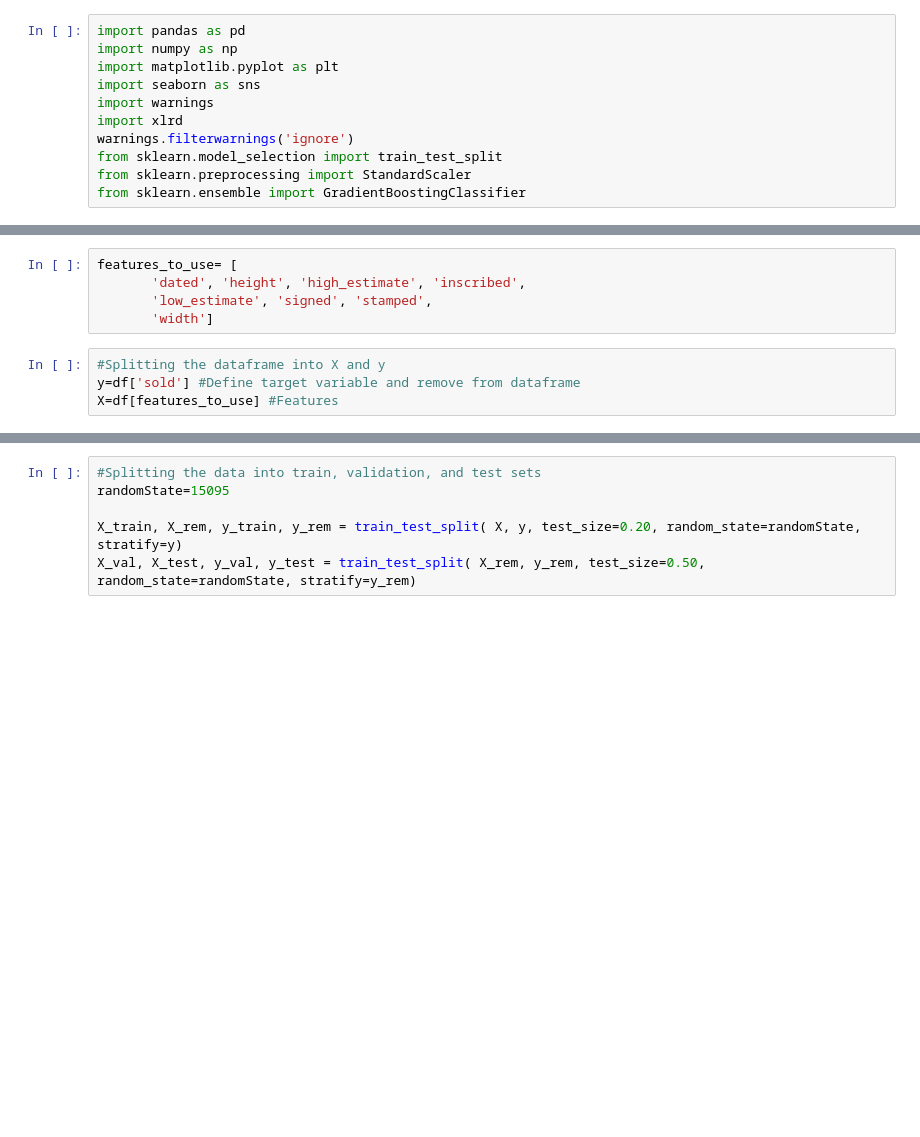
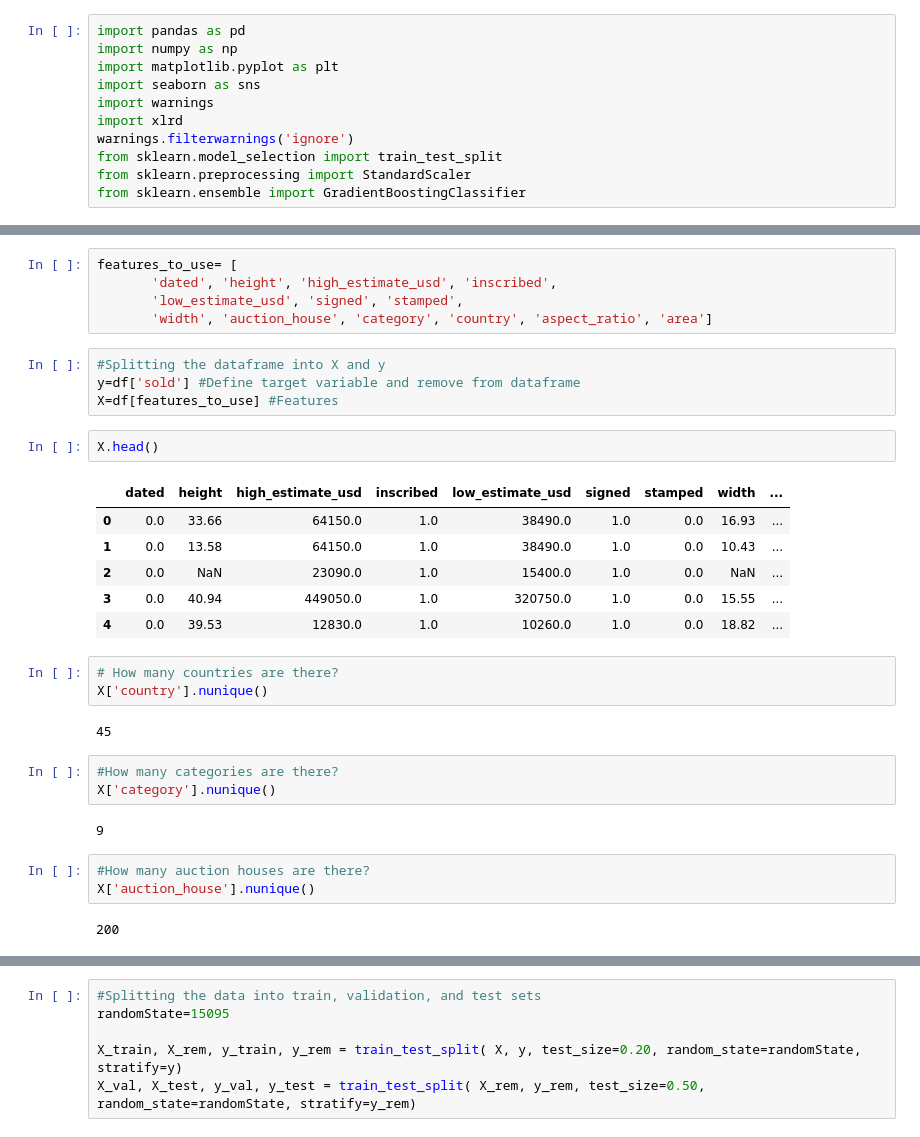
Before and after one commit to alexandreberkovic/Art-Auction-Prediction, a Jupyter notebook: models.ipynb, the cells around one changed output, grey strips where cells are left out. Drawn from its saved outputs; the diff is of its cells as text; blank space fills up the shorter version.

```diff
--- a/models.ipynb
+++ b/models.ipynb
@@ -47,10 +50,34 @@ Index(['artist', 'auction_date', 'auction_house', 'auction_location',
       dtype='object')
 # %%
 features_to_use= [
-       'dated', 'height', 'high_estimate', 'inscribed',
-       'low_estimate', 'signed', 'stamped',
-       'width']
+       'dated', 'height', 'high_estimate_usd', 'inscribed',
+       'low_estimate_usd', 'signed', 'stamped',
+       'width', 'auction_house', 'category', 'country', 'aspect_ratio', 'area']
 # %%
 #Splitting the dataframe into X and y
 y=df['sold'] #Define target variable and remove from dataframe
 X=df[features_to_use] #Features
+# %%
+X.head()
+# %% [output]
+|  | dated | height | high_estimate_usd | inscribed | low_estimate_usd | signed | stamped | width | ... |
+| 0 | 0.0 | 33.66 | 64150.0 | 1.0 | 38490.0 | 1.0 | 0.0 | 16.93 | ... |
+| 1 | 0.0 | 13.58 | 64150.0 | 1.0 | 38490.0 | 1.0 | 0.0 | 10.43 | ... |
+| 2 | 0.0 | NaN | 23090.0 | 1.0 | 15400.0 | 1.0 | 0.0 | NaN | ... |
+| 3 | 0.0 | 40.94 | 449050.0 | 1.0 | 320750.0 | 1.0 | 0.0 | 15.55 | ... |
+| 4 | 0.0 | 39.53 | 12830.0 | 1.0 | 10260.0 | 1.0 | 0.0 | 18.82 | ... |
+# %%
+# How many countries are there?
+X['country'].nunique()
+# %% [output]
+45
+# %%
+#How many categories are there?
+X['category'].nunique()
+# %% [output]
+9
+# %%
+#How many auction houses are there?
+X['auction_house'].nunique()
+# %% [output]
+200
```
Also changed, not shown: parts of 9 cells of this notebook.
